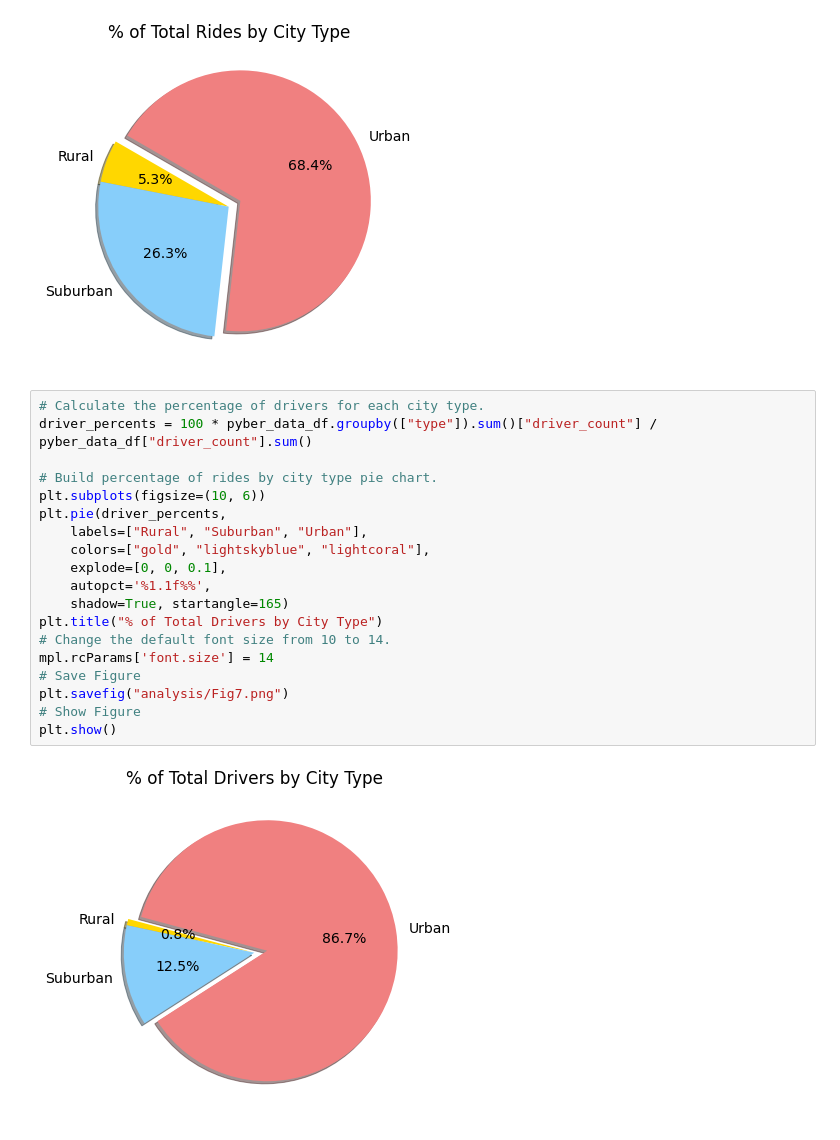
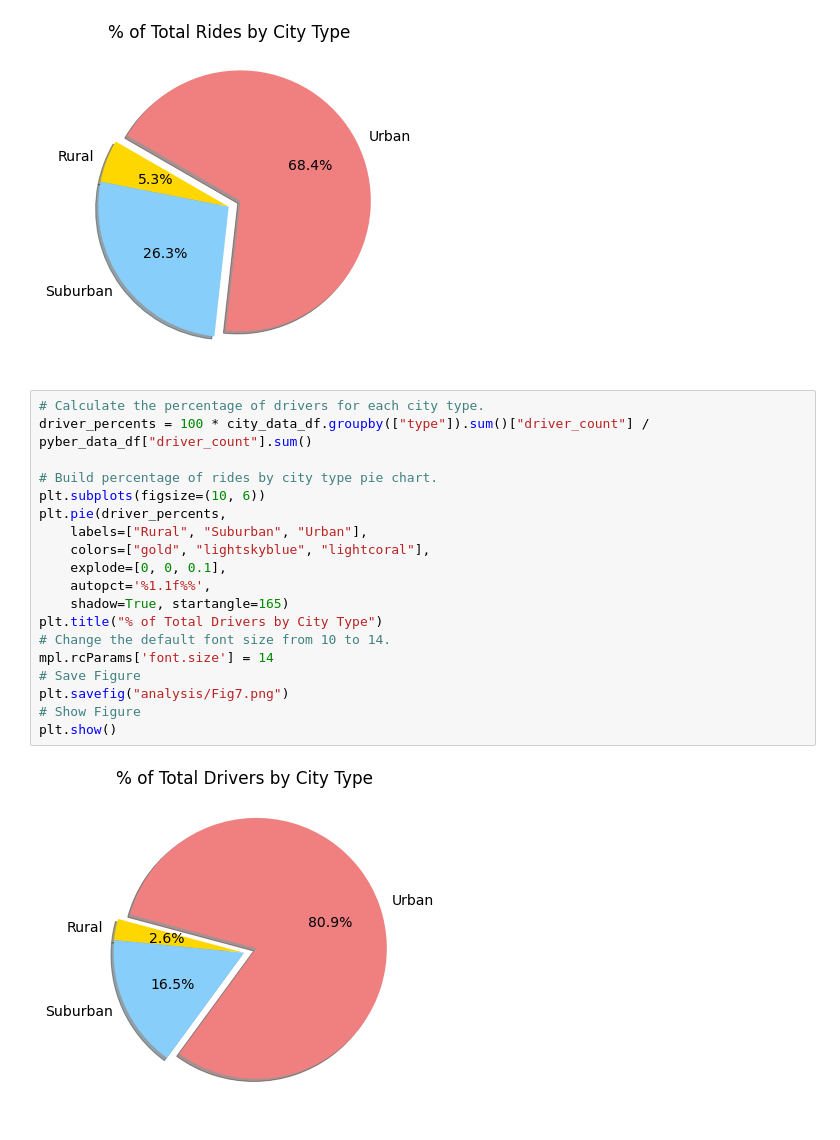
Before and after one commit to Duegan24/PyBer_Analysis, a Jupyter notebook: PyBer.ipynb, the cells around one changed output. Saved outputs shown, nothing was run; the diff lists cells and outputs as text.

```diff
--- a/PyBer.ipynb
+++ b/PyBer.ipynb
@@ -464,22 +462,22 @@ plt.show()
 [figure]
 # %%
 # Calculate the percentage of drivers for each city type.
-driver_percents = 100 * pyber_data_df.groupby(["type"]).sum()["driver_count"] / pyber_data_df["driver_count"].sum()
+driver_percents = 100 * city_data_df.groupby(["type"]).sum()["driver_count"] / pyber_data_df["driver_count"].sum()
 
 # Build percentage of rides by city type pie chart.
 plt.subplots(figsize=(10, 6))
 plt.pie(driver_percents,
     labels=["Rural", "Suburban", "Urban"],
     colors=["gold", "lightskyblue", "lightcoral"],
     explode=[0, 0, 0.1],
     autopct='%1.1f%%',
     shadow=True, startangle=165)
 plt.title("% of Total Drivers by City Type")
 # Change the default font size from 10 to 14.
 mpl.rcParams['font.size'] = 14
 # Save Figure
 plt.savefig("analysis/Fig7.png")
 # Show Figure
 plt.show()
 # %% [output]
-[figure, old version]
+[figure, new version]
```
Also changed, not shown: parts of 8 cells of this notebook, 4 other files.
